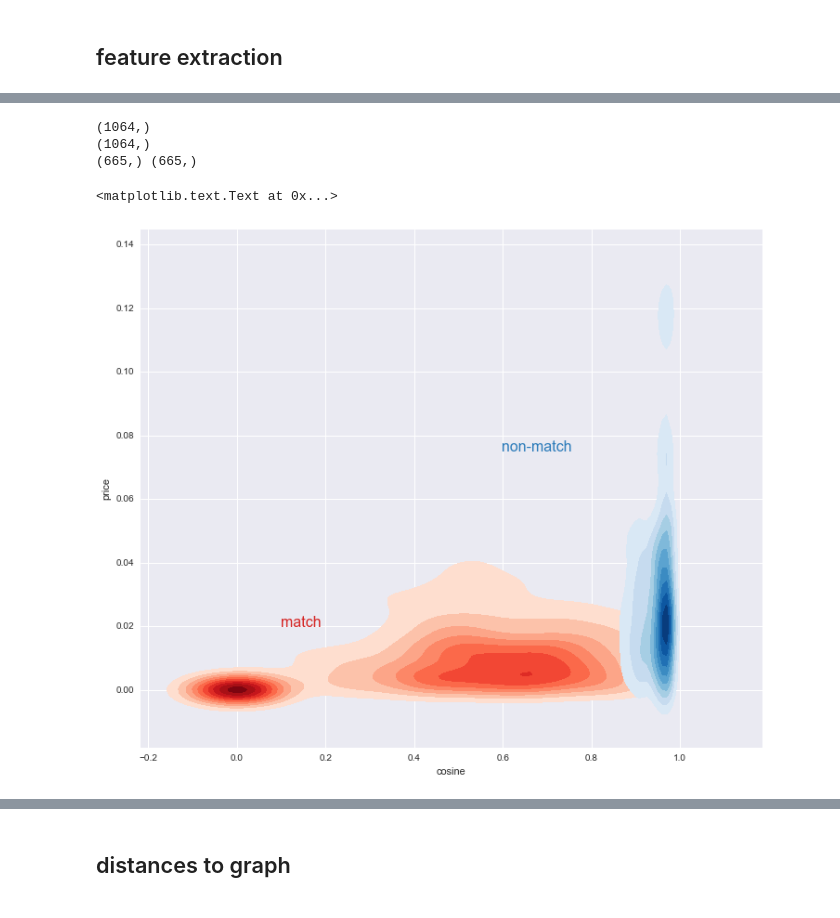
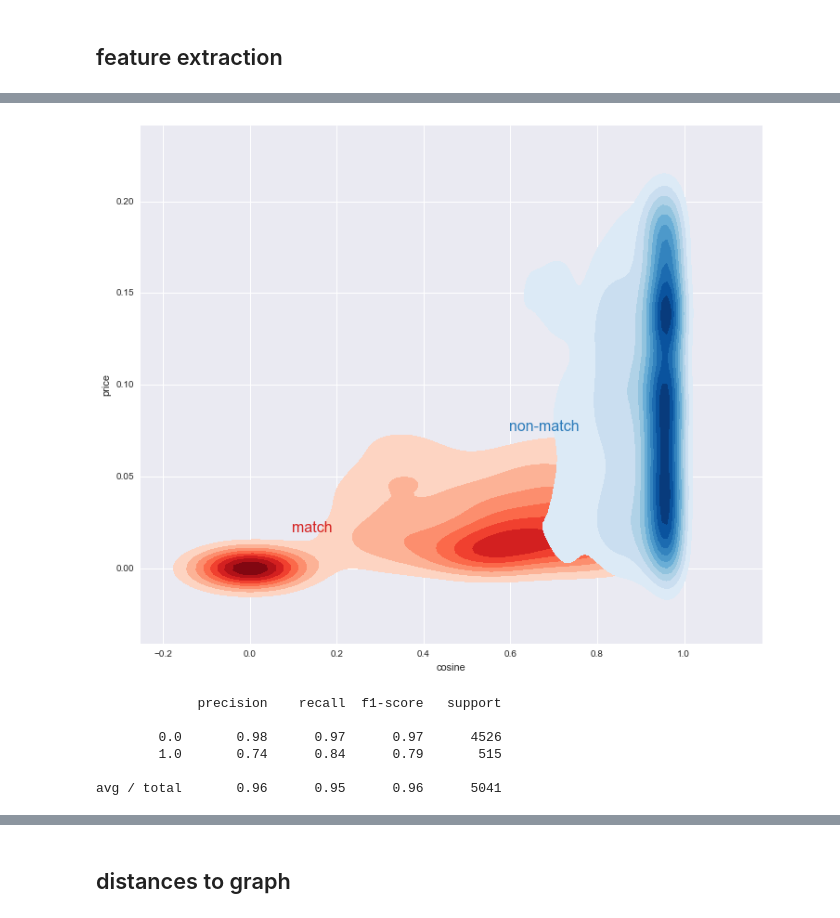
Before and after one commit to ephes/price_comparison, a Jupyter notebook: parse_csv.ipynb, the cells around one changed output, grey strips where cells are left out. Saved outputs shown, nothing was run; the diff lists cells and outputs as text; code cells hidden in the pictures.

```diff
--- a/parse_csv.ipynb
+++ b/parse_csv.ipynb
@@ -317,5 +312,5 @@ text(x, y, s, fontdict=None, withdash=False, **kwargs) method of matplotlib.axes
 # %%
-def match_kdeplot
+def match_kdeplot(df):
     sns.set(style="darkgrid")
 
     pos_cosine = df['cosine'][df['ean'] == 0]
@@ -338,12 +333,10 @@ def match_kdeplot
     blue = sns.color_palette("Blues")[-2]
     ax.text(0.1, 0.02, "match", size=16, color=red)
     ax.text(0.6, 0.075, "non-match", size=16, color=blue)
-# %% [output]
-(1064,)
-(1064,)
-(665,) (665,)
-<matplotlib.text.Text at 0x...>
-[figure, removed]
+# %%
+match_kdeplot(df)
+# %% [output]
+[figure, added]
 # %%
 pipeline_dbscan = Pipeline([
     # Use FeatureUnion to combine the features from text and price
@@ -353,0 +368,12 @@ pipeline_dbscan = Pipeline([
+# %%
+predicted = pipeline_distances.fit_predict(dataset.data)
+#print(dataset.target)
+#print(predicted)
+pairwise_evaluation(dataset.target, predicted)
+# %% [output]
+             precision    recall  f1-score   support
+
+        0.0       0.98      0.97      0.97      4526
+        1.0       0.74      0.84      0.79       515
+
+avg / total       0.96      0.95      0.96      5041
```
Also changed, not shown: parts of 25 cells of this notebook.
